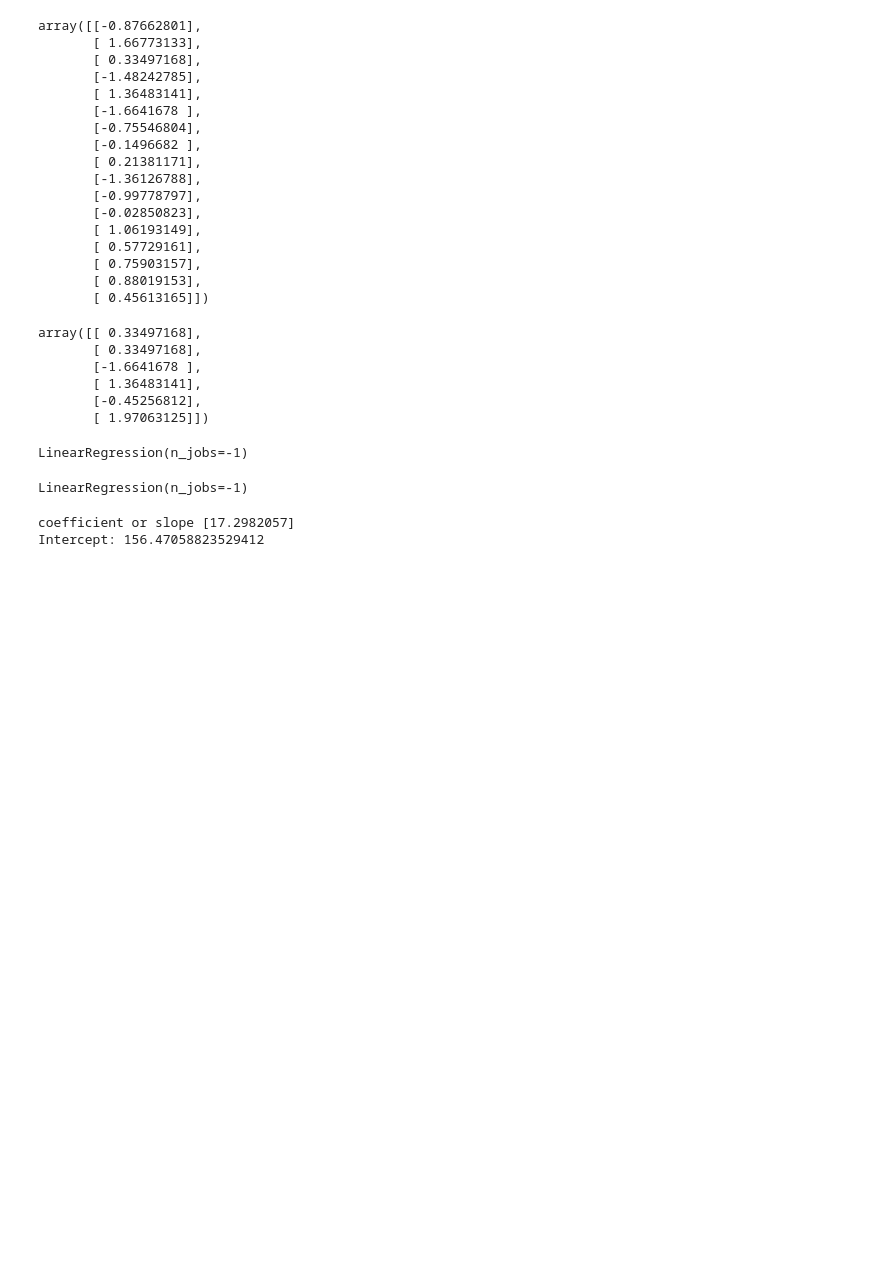
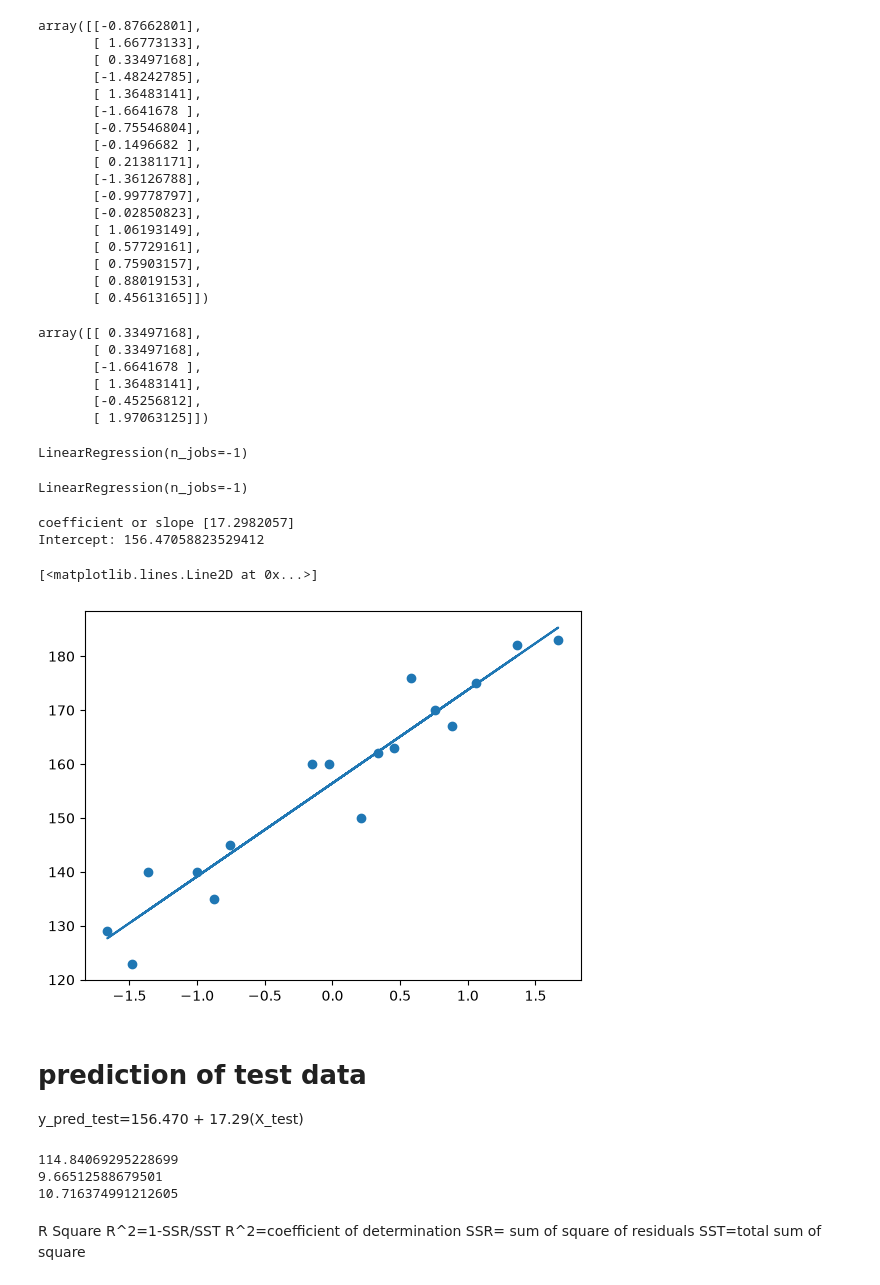
Before and after one commit to shaubhagya-khanal/machine-learning, a Jupyter notebook: linear_regression.ipynb, the cells around one changed output. Drawn from its saved outputs; the diff is of its cells as text; code cells hidden in the pictures; blank space fills up the shorter version.

```diff
--- a/linear_regression.ipynb
+++ b/linear_regression.ipynb
@@ -114,3 +114,13 @@ print("Intercept:",regression.intercept_)#beta 0
 # %% [output]
 coefficient or slope [17.2982057]
 Intercept: 156.47058823529412
+# %%
+### plot Training data plot best fit line
+plt.scatter(X_train,y_train)
+plt.plot(X_train,regression.predict(X_train))
+# %% [output]
+[<matplotlib.lines.Line2D at 0x...>]
+[figure, added]
+# %% [markdown]
+# prediction of test data
+y_pred_test=156.470 + 17.29(X_test)
@@ -116,0 +133,15 @@ Intercept: 156.47058823529412
+# %%
+mse=mean_squared_error(y_test,y_pred)
+mae=mean_absolute_error(y_test,y_pred)
+rmse=np.sqrt(mse)
+print(mse)
+print(mae)
+print(rmse)
+# %% [output]
+114.84069295228699
+9.66512588679501
+10.716374991212605
+# %% [markdown]
+R Square
+R^2=1-SSR/SST
+R^2=coefficient of determination SSR= sum of square of residuals SST=total sum of square
```
Also changed, not shown: parts of 12 cells of this notebook, 3 other files.
